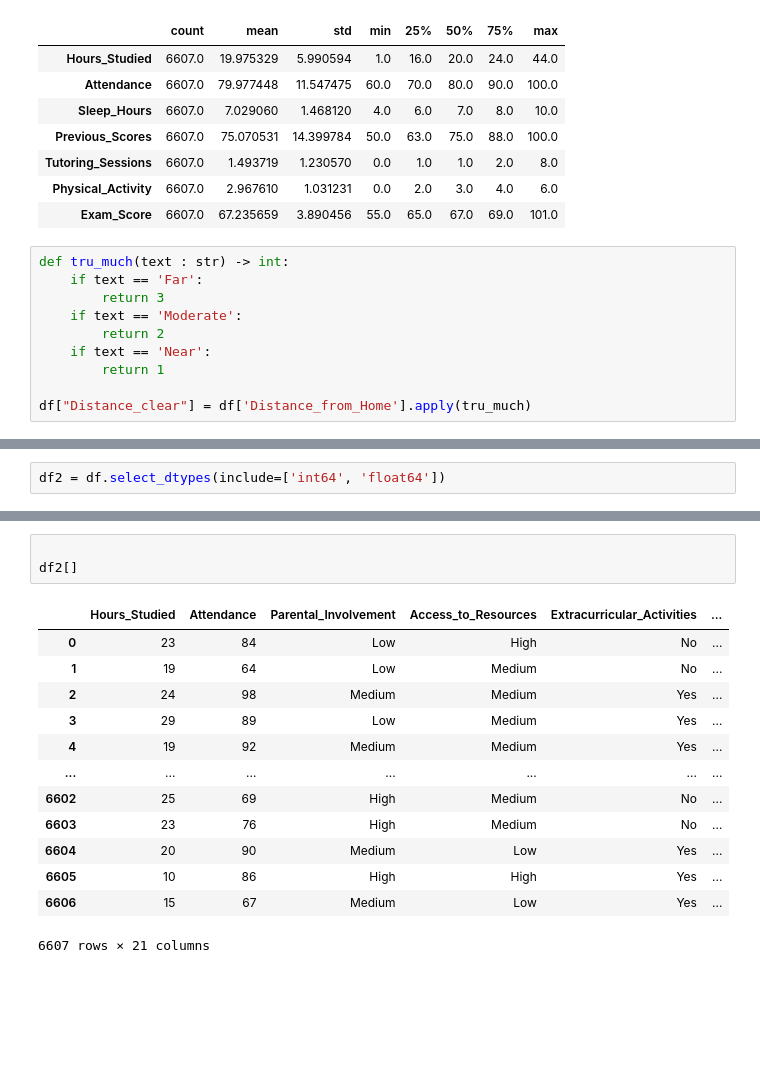
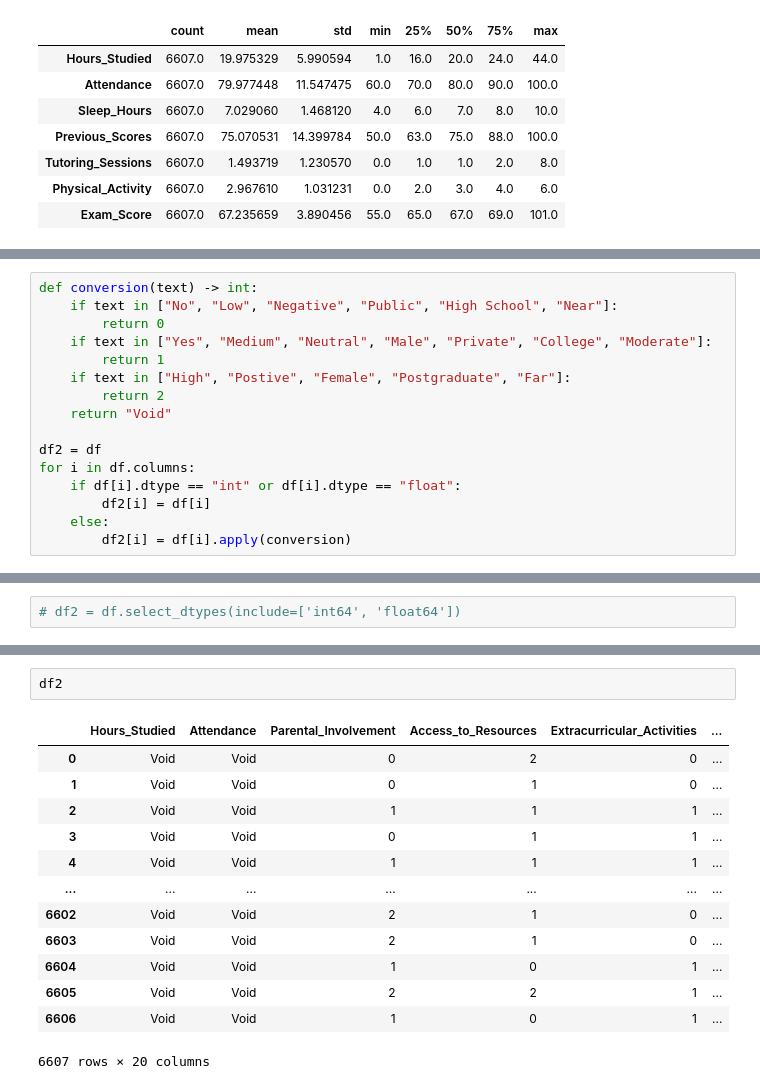
Before and after one commit to Damdam86/Mayo_school, a Jupyter notebook: Code_Damien.ipynb, the cells around one changed output, grey strips where cells are left out. Cells and saved outputs as stored; diff of their text form; blank space fills up the shorter version.

```diff
--- a/Code_Damien.ipynb
+++ b/Code_Damien.ipynb
@@ -76,13 +76,3 @@ df.describe().T
 | Tutoring_Sessions | 6607.0 | 1.493719 | 1.230570 | 0.0 | 1.0 | 1.0 | 2.0 | 8.0 |
 | Physical_Activity | 6607.0 | 2.967610 | 1.031231 | 0.0 | 2.0 | 3.0 | 4.0 | 6.0 |
 | Exam_Score | 6607.0 | 67.235659 | 3.890456 | 55.0 | 65.0 | 67.0 | 69.0 | 101.0 |
-# %%
-def tru_much(text : str) -> int:
-	if text == 'Far':
-		return 3
-	if text == 'Moderate':
-		return 2
-	if text == 'Near':
-		return 1
-
-df["Distance_clear"] = df['Distance_from_Home'].apply(tru_much)
@@ -102,0 +79,16 @@ df["Distance_clear"] = df['Distance_from_Home'].apply(tru_much)
+# %%
+def conversion(text) -> int:
+	if text in ["No", "Low", "Negative", "Public", "High School", "Near"]:
+		return 0
+	if text in ["Yes", "Medium", "Neutral", "Male", "Private", "College", "Moderate"]:
+		return 1
+	if text in ["High", "Postive", "Female", "Postgraduate", "Far"]:
+		return 2
+	return "Void"
+
+df2 = df
+for i in df.columns:
+	if df[i].dtype == "int" or df[i].dtype == "float":
+		df2[i] = df[i]
+	else:
+		df2[i] = df[i].apply(conversion)
@@ -103,3 +99,3 @@ df["Distance_clear"] = df['Distance_from_Home'].apply(tru_much)
 # %%
-df2 = df.select_dtypes(include=['int64', 'float64'])
+# df2 = df.select_dtypes(include=['int64', 'float64'])
 # %%
@@ -123,17 +115,16 @@ plt.show()
-# %%
-
-df2[]
-# %% [output]
-|  | Hours_Studied | Attendance | Parental_Involvement | Access_to_Resources | Extracurricular_Activities | ... |
-| 0 | 23 | 84 | Low | High | No | ... |
-| 1 | 19 | 64 | Low | Medium | No | ... |
-| 2 | 24 | 98 | Medium | Medium | Yes | ... |
-| 3 | 29 | 89 | Low | Medium | Yes | ... |
-| 4 | 19 | 92 | Medium | Medium | Yes | ... |
-| ... | ... | ... | ... | ... | ... | ... |
-| 6602 | 25 | 69 | High | Medium | No | ... |
-| 6603 | 23 | 76 | High | Medium | No | ... |
-| 6604 | 20 | 90 | Medium | Low | Yes | ... |
-| 6605 | 10 | 86 | High | High | Yes | ... |
-| 6606 | 15 | 67 | Medium | Low | Yes | ... |
-6607 rows × 21 columns
+# %%
+df2
+# %% [output]
+|  | Hours_Studied | Attendance | Parental_Involvement | Access_to_Resources | Extracurricular_Activities | ... |
+| 0 | Void | Void | 0 | 2 | 0 | ... |
+| 1 | Void | Void | 0 | 1 | 0 | ... |
+| 2 | Void | Void | 1 | 1 | 1 | ... |
+| 3 | Void | Void | 0 | 1 | 1 | ... |
+| 4 | Void | Void | 1 | 1 | 1 | ... |
+| ... | ... | ... | ... | ... | ... | ... |
+| 6602 | Void | Void | 2 | 1 | 0 | ... |
+| 6603 | Void | Void | 2 | 1 | 0 | ... |
+| 6604 | Void | Void | 1 | 0 | 1 | ... |
+| 6605 | Void | Void | 2 | 2 | 1 | ... |
+| 6606 | Void | Void | 1 | 0 | 1 | ... |
+6607 rows × 20 columns
```
Also changed, not shown: parts of 4 cells of this notebook.
